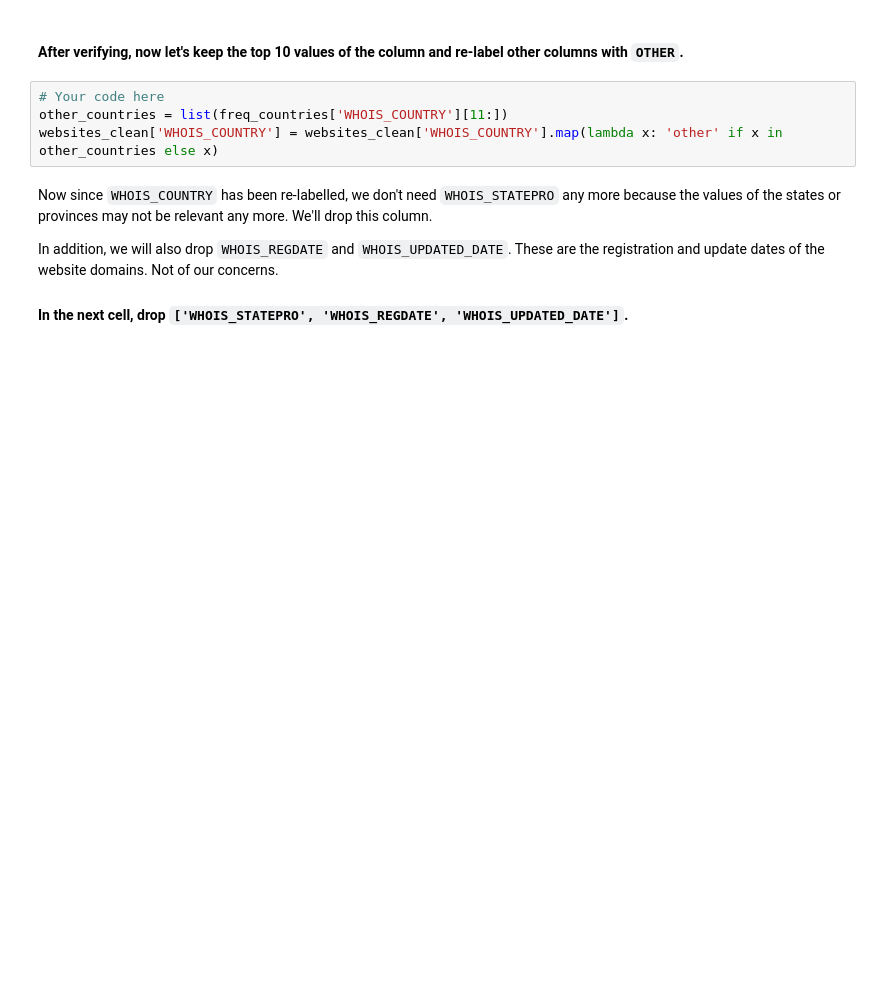
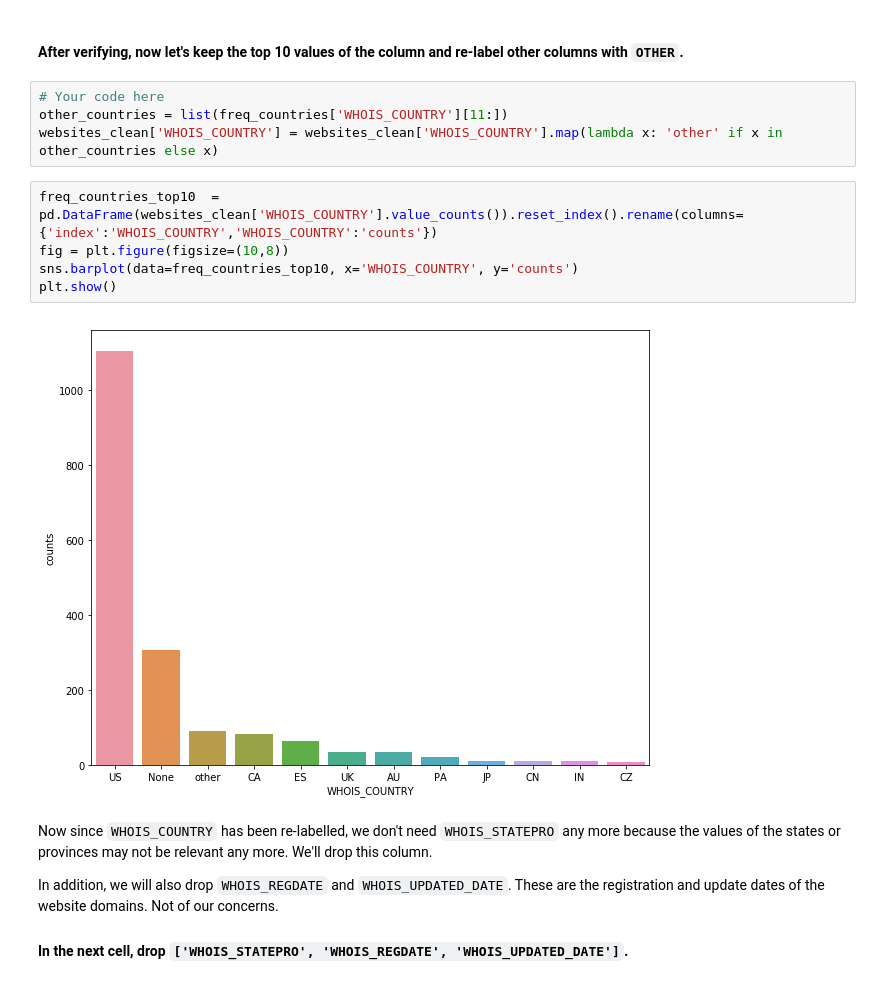
Before and after one commit to ta-data-bcn/lab-supervised-learning, a Jupyter notebook: your-code/main.ipynb, the cells around one changed output. Drawn from its saved outputs; the diff is of its cells as text; blank space fills up the shorter version.

```diff
--- a/your-code/main.ipynb
+++ b/your-code/main.ipynb
@@ -297,6 +297,13 @@ plt.show()
 # Your code here
 other_countries = list(freq_countries['WHOIS_COUNTRY'][11:])
 websites_clean['WHOIS_COUNTRY'] = websites_clean['WHOIS_COUNTRY'].map(lambda x: 'other' if x in other_countries else x)
+# %%
+freq_countries_top10  = pd.DataFrame(websites_clean['WHOIS_COUNTRY'].value_counts()).reset_index().rename(columns={'index':'WHOIS_COUNTRY','WHOIS_COUNTRY':'counts'})
+fig = plt.figure(figsize=(10,8))
+sns.barplot(data=freq_countries_top10, x='WHOIS_COUNTRY', y='counts')
+plt.show()
+# %% [output]
+[figure, added]
 # %% [markdown]
 Now since `WHOIS_COUNTRY` has been re-labelled, we don't need `WHOIS_STATEPRO` any more because the values of the states or provinces may not be relevant any more. We'll drop this column.
 
```
Also changed, not shown: parts of 23 cells of this notebook.
